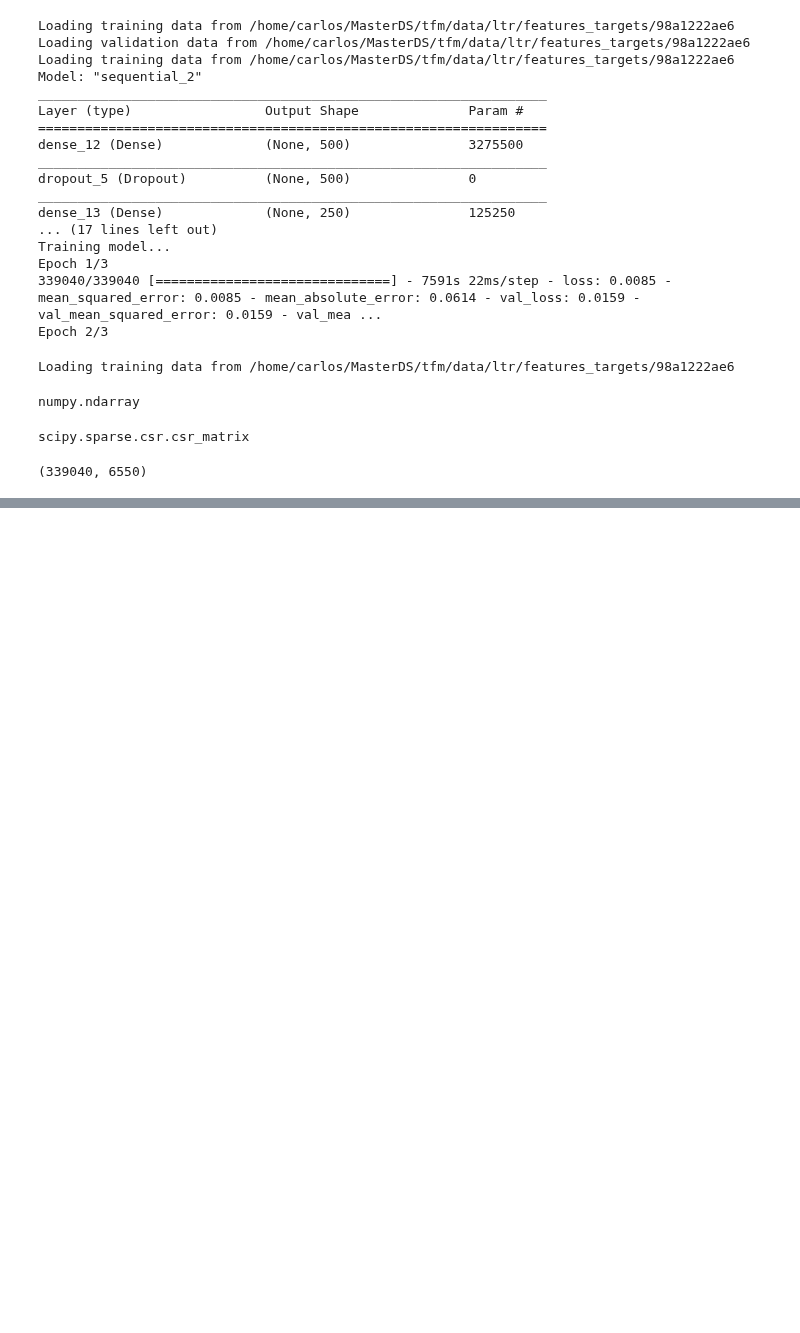
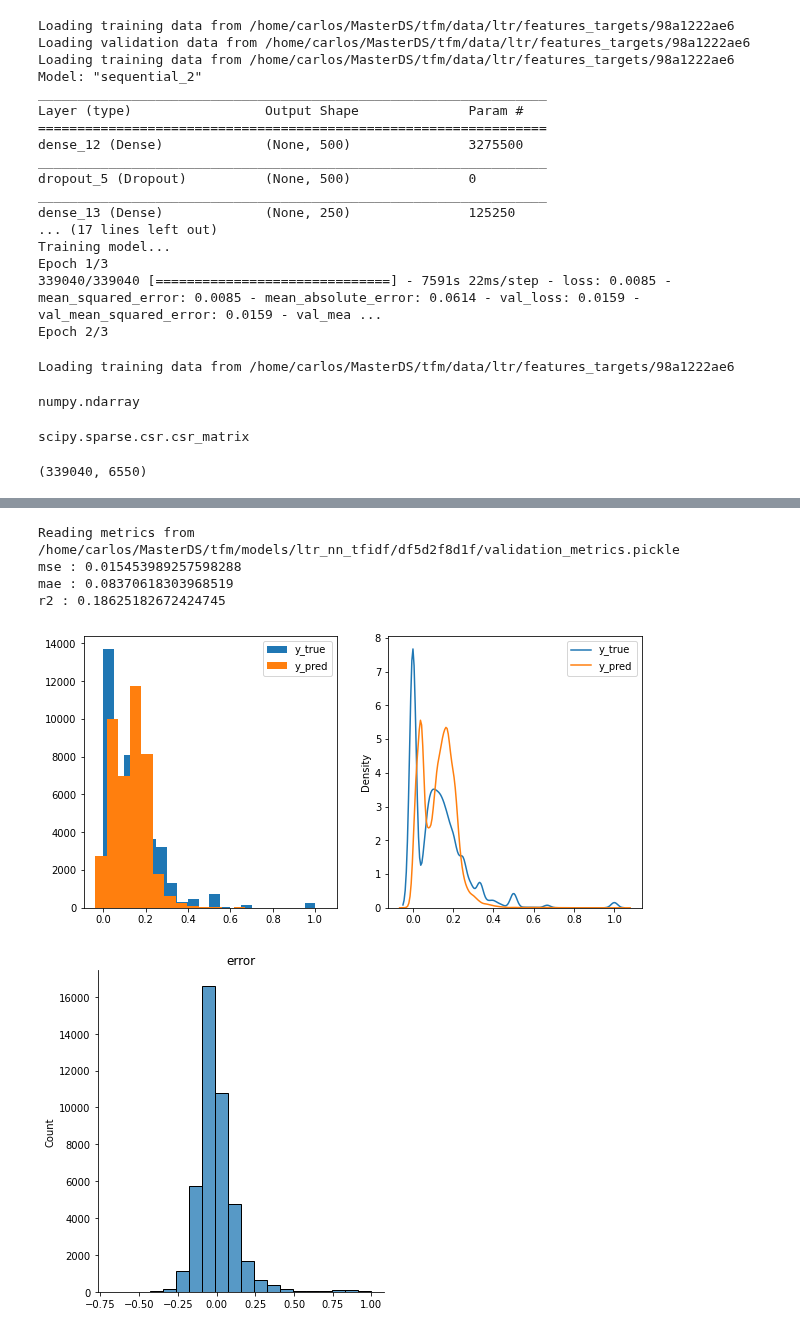
Before and after one commit to gscharly/master_ds_tfm, a Jupyter notebook: analysis/summary/ltr/train/nn/df5d2f8d1f.ipynb, the cells around one changed output, grey strips where cells are left out. Saved outputs shown, nothing was run; the diff lists cells and outputs as text; code cells hidden in the pictures; blank space fills up the shorter version.

```diff
--- a/analysis/summary/ltr/train/nn/df5d2f8d1f.ipynb
+++ b/analysis/summary/ltr/train/nn/df5d2f8d1f.ipynb
@@ -109,0 +135,9 @@ X_train.shape
+# %%
+ltr_metrics.show_metrics('validation')
+# %% [output]
+Reading metrics from /home/carlos/MasterDS/tfm/models/ltr_nn_tfidf/df5d2f8d1f/validation_metrics.pickle
+mse : 0.015453989257598288
+mae : 0.08370618303968519
+r2 : 0.18625182672424745
+[figure, added]
+[figure, added]
```
Also changed, not shown: parts of 6 cells of this notebook, 20 other files.
